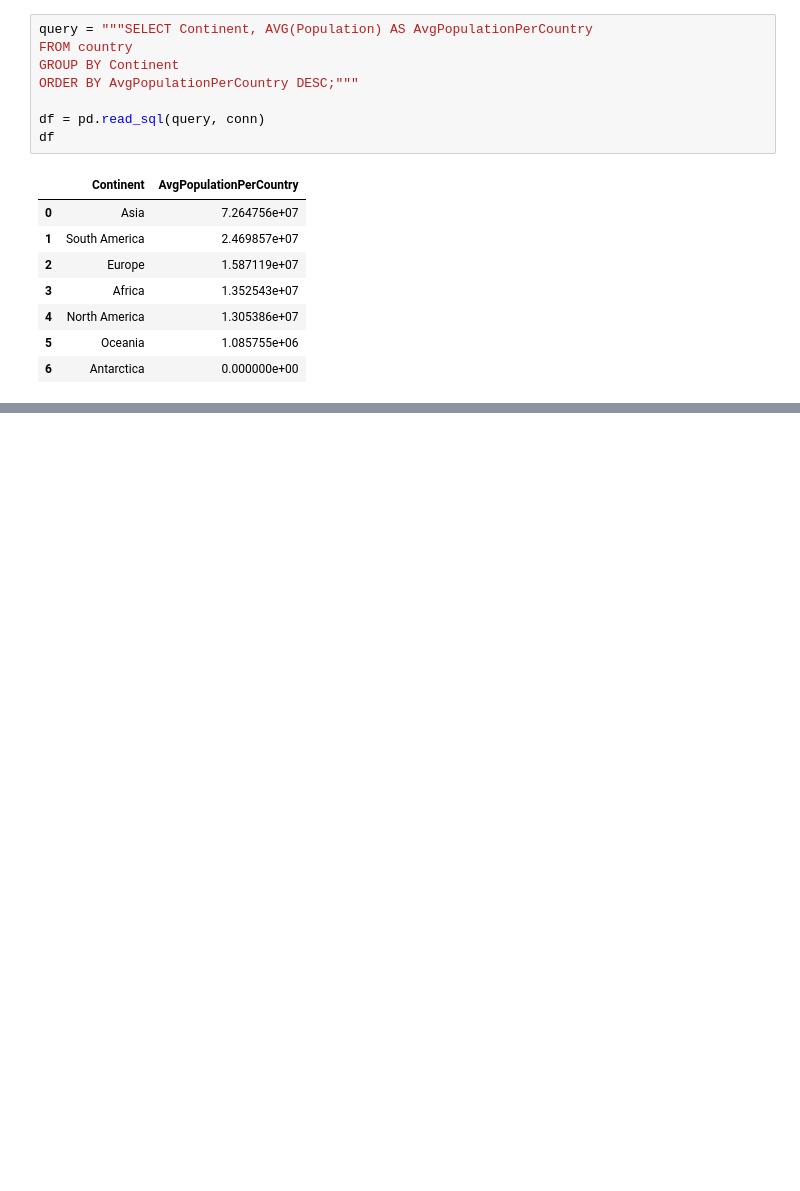
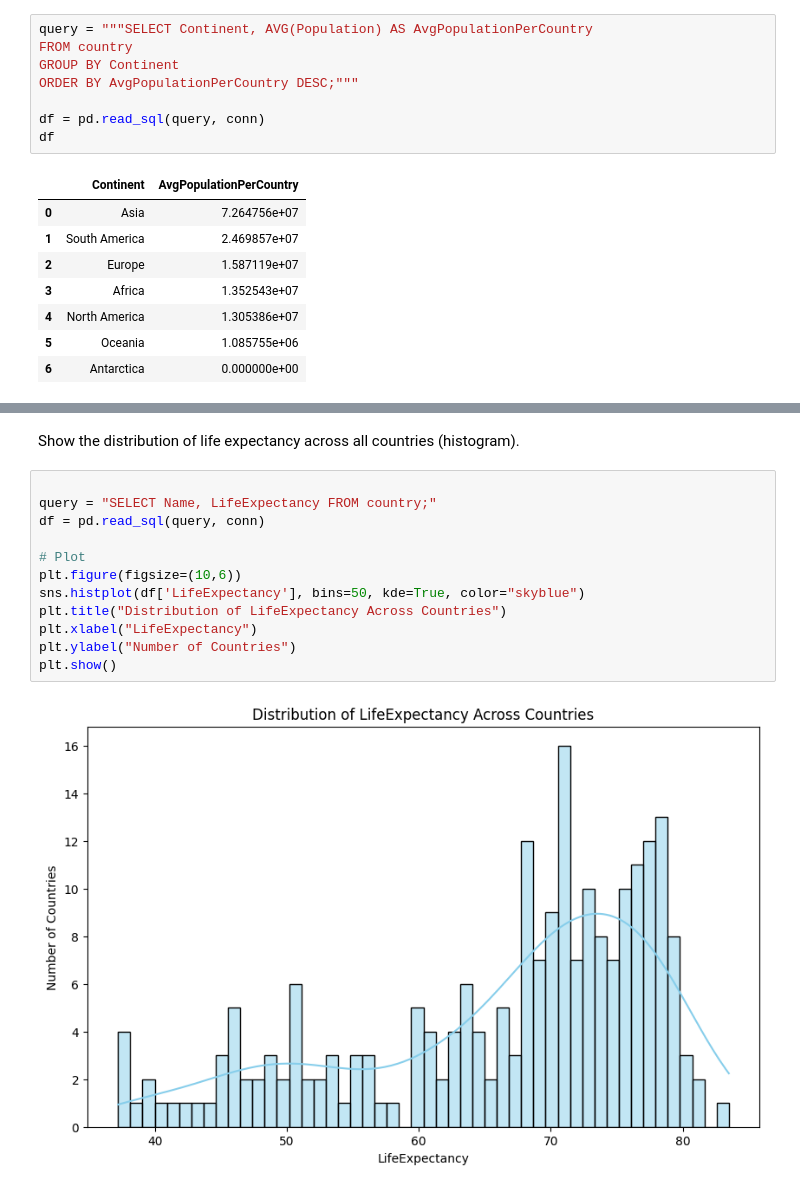
Before and after one commit to khalidkhankakar/SQL-for-datascience, a Jupyter notebook: projects/world_countries/main.ipynb, the cells around one changed output, grey strips where cells are left out. Cells and saved outputs as stored; diff of their text form; blank space fills up the shorter version.

```diff
--- a/projects/world_countries/main.ipynb
+++ b/projects/world_countries/main.ipynb
@@ -234,0 +331,16 @@ df
+# %% [markdown]
+Show the distribution of life expectancy across all countries (histogram).
+# %%
+
+query = "SELECT Name, LifeExpectancy FROM country;"
+df = pd.read_sql(query, conn)
+
+# Plot
+plt.figure(figsize=(10,6))
+sns.histplot(df['LifeExpectancy'], bins=50, kde=True, color="skyblue")
+plt.title("Distribution of LifeExpectancy Across Countries")
+plt.xlabel("LifeExpectancy")
+plt.ylabel("Number of Countries")
+plt.show()
+# %% [output]
+[figure, added]
```
Also changed, not shown: parts of 17 cells of this notebook, 2 other files.
